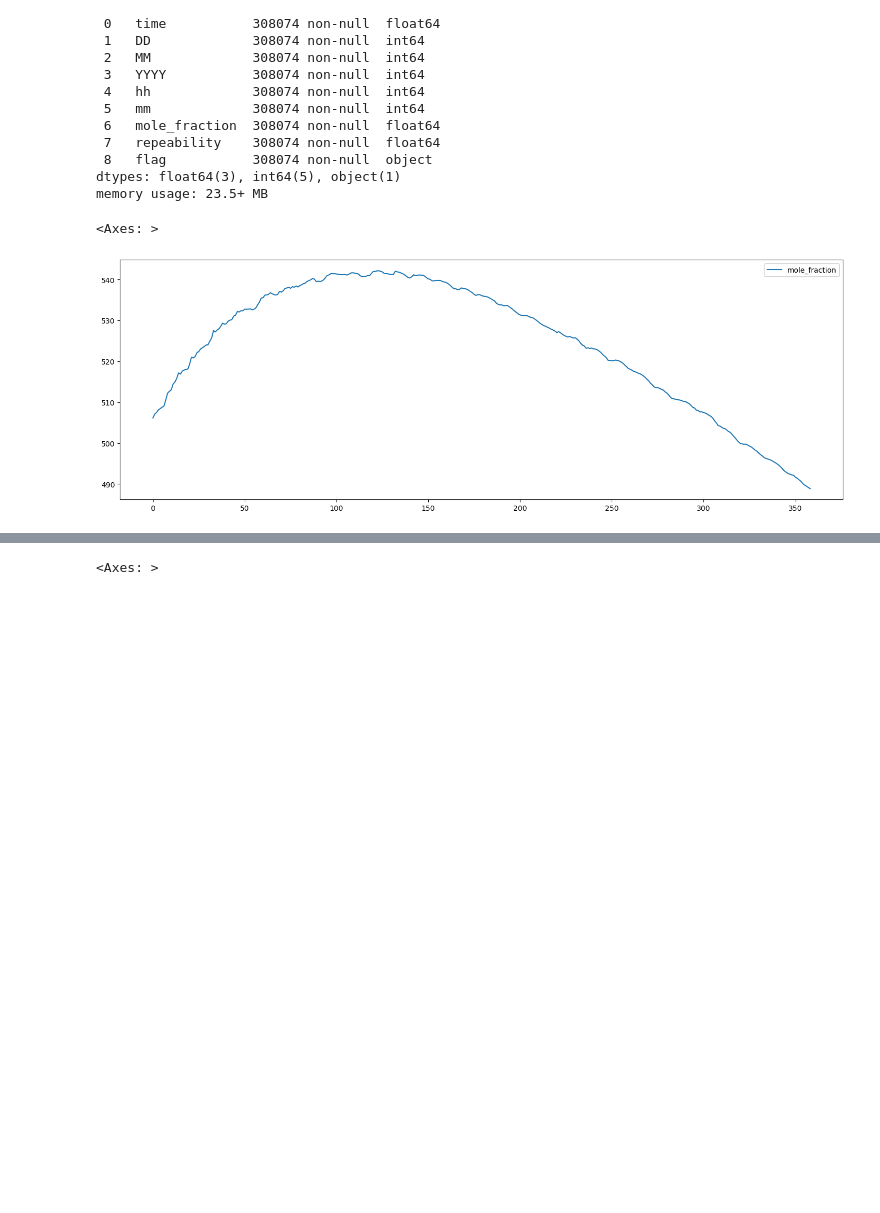
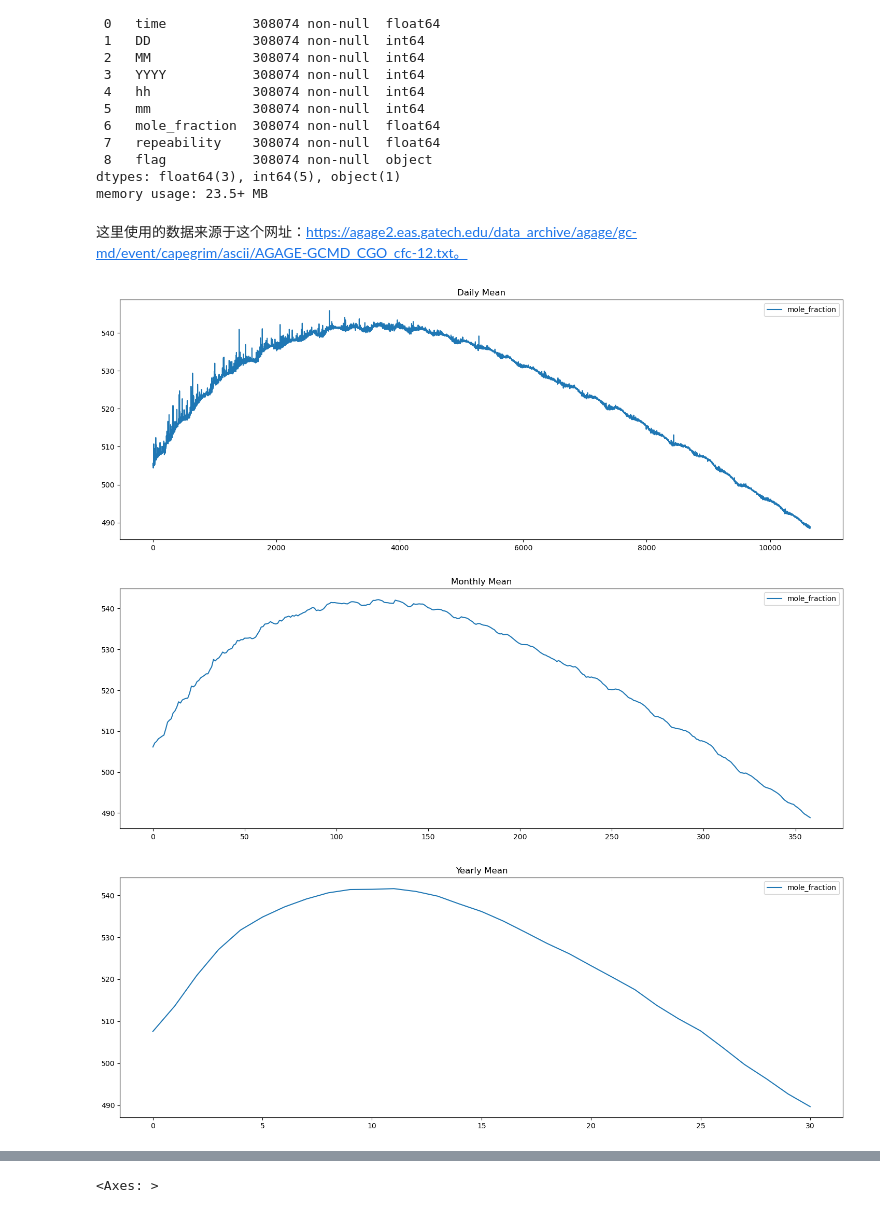
Before and after one commit to Nuoyi-1015/ESE5023_Assignments_12432940, a Jupyter notebook: ps2.all/PS2.ipynb, the cells around one changed output, grey strips where cells are left out. Saved outputs shown, nothing was run; the diff lists cells and outputs as text; code cells hidden in the pictures; blank space fills up the shorter version.

```diff
--- a/ps2.all/PS2.ipynb
+++ b/ps2.all/PS2.ipynb
@@ -479,14 +497,30 @@ Data columns (total 9 columns):
  8   flag           308074 non-null  object
 dtypes: float64(3), int64(5), object(1)
 memory usage: 23.5+ MB
+# %% [markdown]
+这里使用的数据来源于这个网址：https://agage2.eas.gatech.edu/data_archive/agage/gc-md/event/capegrim/ascii/AGAGE-GCMD_CGO_cfc-12.txt。
 # %%
-#4.2 计算每月的平均值，按时间序列作图
+#4.2 计算每天、每月、每年的平均值，按时间序列作图
+CFC_12_daily = CFC_12.groupby(['YYYY', 'MM','DD'])['mole_fraction'].mean().reset_index()
 CFC_12_monthly = CFC_12.groupby(['YYYY', 'MM'])['mole_fraction'].mean().reset_index()
+CFC_12_yearly = CFC_12.groupby(['YYYY'])['mole_fraction'].mean().reset_index()
 #print(CFC_12_monthly)
+
+CFC_12_daily.plot(kind='line',y='mole_fraction',figsize=(18, 6))
+plt.title('Daily Mean')
+plt.show()
+
 CFC_12_monthly.plot(kind='line',y='mole_fraction',figsize=(18, 6))
+plt.title('Monthly Mean')
+plt.show()
+
+CFC_12_yearly.plot(kind='line',y='mole_fraction',figsize=(18, 6))
+plt.title('Yearly Mean')
+plt.show()
 # %% [output]
-<Axes: >
-[figure, old version]
+[figure, new version]
+[figure, added]
+[figure, added]
 # %%
 #4.3.1 提取每天的最大值，按时间序列作图
 CFC_12_daily_max = CFC_12.groupby(['YYYY', 'MM','DD'])['mole_fraction'].max().reset_index()
```
Also changed, not shown: parts of 9 cells of this notebook.
